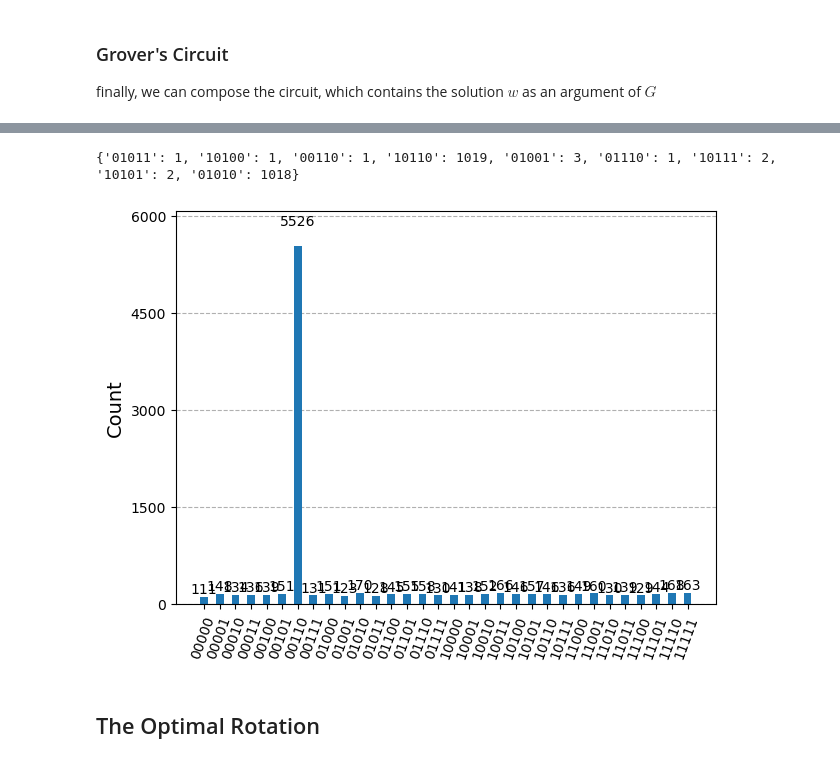
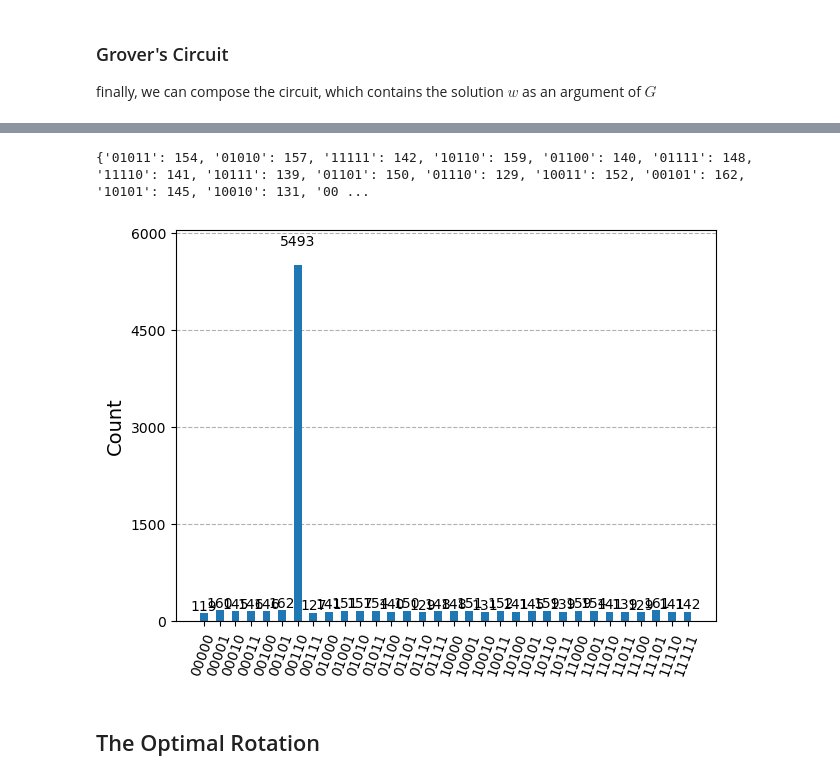
Before and after one commit to jamasole/Quantum_Information_Concepts_and_Tools, a Jupyter notebook: 03_Basic_quantum_computing/036_Search_algo.ipynb, the cells around one changed output, grey strips where cells are left out. Cells and saved outputs as stored; diff of their text form; code cells hidden in the pictures.

```diff
--- a/03_Basic_quantum_computing/036_Search_algo.ipynb
+++ b/03_Basic_quantum_computing/036_Search_algo.ipynb
@@ -460,25 +460,22 @@ qcGrover.draw('mpl')
 # %%
 from qiskit_aer import AerSimulator
 from qiskit.compiler import transpile
 backend = AerSimulator()
 
-print(counts)
 shots = 10000
 
-# Ejecutamos la simulación y recogemos el número de cuentas de cada estado
-cuentas = backend.run(transpile(qcGrover,backend),shots=shots).result().get_counts()
+counts = backend.run(transpile(qcGrover,backend),shots=shots).result().get_counts()
+print(counts)
 
 
-# Calculamos la probabilidad de medir w
-#prob_w = cuentas[wstring]/shots
+#prob_w = counts[wstring]/shots
 #print(r'La probabilidad de medir w=%s es %f' % (w, prob_w))
 
-# Histogramamos las probabilidades
 from qiskit.visualization import plot_histogram
-plot_histogram(cuentas)
+plot_histogram(counts)
 # %% [output]
-{'01011': 1, '10100': 1, '00110': 1, '10110': 1019, '01001': 3, '01110': 1, '10111': 2, '10101': 2, '01010': 1018}
+{'01011': 154, '01010': 157, '11111': 142, '10110': 159, '01100': 140, '01111': 148, '11110': 141, '10111': 139, '01101': 150, '01110': 129, '10011': 152, '00101': 162, '10101': 145, '10010': 131, '00 ...
-[figure, old version]
+[figure, new version]
 # %% [markdown]
 ## The Optimal Rotation
 # %% [markdown]
```
Also changed, not shown: parts of 9 cells of this notebook, 28 other files.
